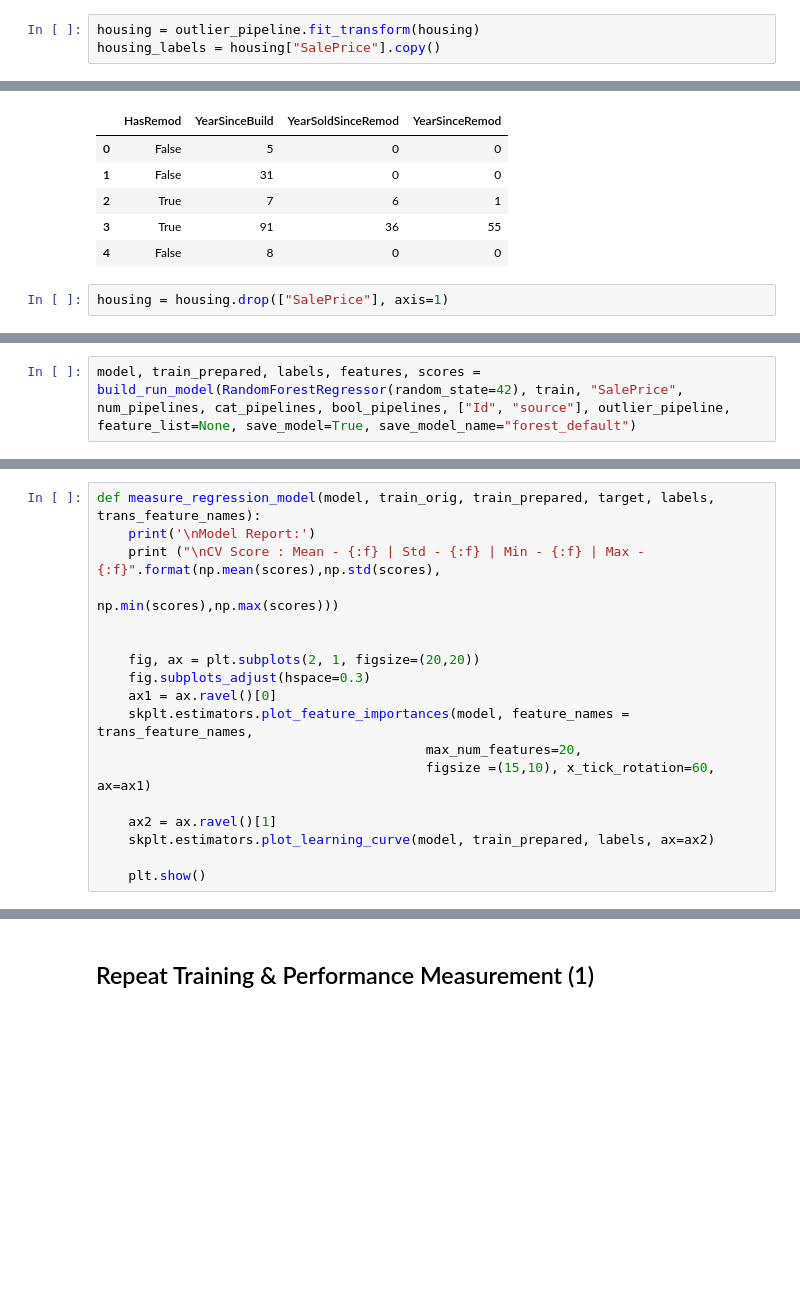
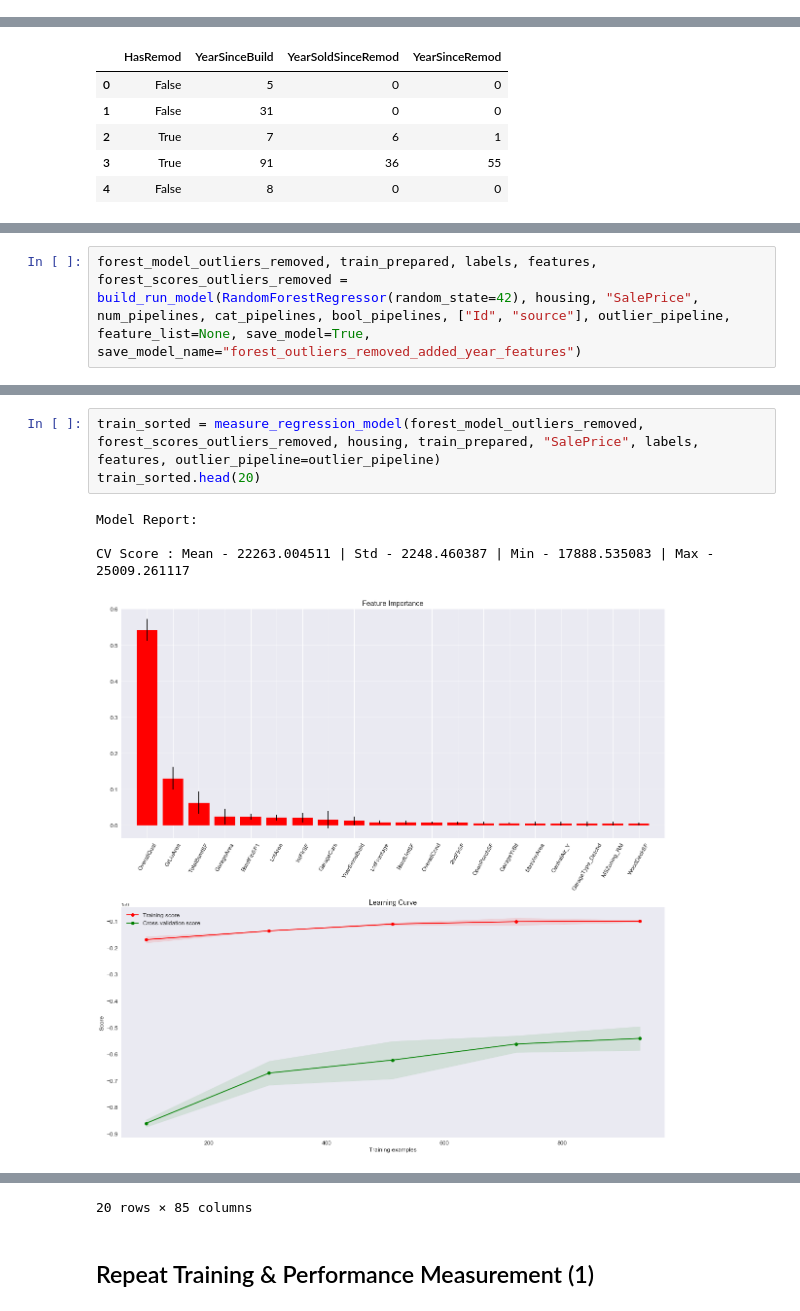
Before and after one commit to dorond/kaggle-house-prices-prediction, a Jupyter notebook: Housing Sale Price Prediction (Kaggle).ipynb, the cells around one changed output, grey strips where cells are left out. Saved outputs shown, nothing was run; the diff lists cells and outputs as text; blank space fills up the shorter version.

```diff
--- a/Housing Sale Price Prediction (Kaggle).ipynb
+++ b/Housing Sale Price Prediction (Kaggle).ipynb
@@ -1263,3 +873,0 @@ outlier_pipeline = Pipeline([
-# %%
-housing = outlier_pipeline.fit_transform(housing)
-housing_labels = housing["SalePrice"].copy()
@@ -1300,5 +903,3 @@ housing[["HasRemod", "YearSinceBuild", "YearSoldSinceRemod", "YearSinceRemod"]].
 | 2 | True | 7 | 6 | 1 |
 | 3 | True | 91 | 36 | 55 |
 | 4 | False | 8 | 0 | 0 |
-# %%
-housing = housing.drop(["SalePrice"], axis=1)
@@ -1429,5 +930,5 @@ features = ["MSSubClass", "LotFrontage", "LotShape", "Functional"]
 # %%
-model, train_prepared, labels, features, scores = build_run_model(RandomForestRegressor(random_state=42), train, "SalePrice", num_pipelines, cat_pipelines, bool_pipelines, ["Id", "source"], outlier_pipeline, feature_list=None, save_model=True, save_model_name="forest_default")
+forest_model_outliers_removed, train_prepared, labels, features, forest_scores_outliers_removed = build_run_model(RandomForestRegressor(random_state=42), housing, "SalePrice", num_pipelines, cat_pipelines, bool_pipelines, ["Id", "source"], outlier_pipeline, feature_list=None, save_model=True, save_model_name="forest_outliers_removed_added_year_features")
 # %% [output]
 Preparing data using transformation pipeline...
 Data prepared
@@ -1437,18 +942,0 @@ Saving model forest_default
-# %%
-def measure_regression_model(model, train_orig, train_prepared, target, labels, trans_feature_names):
-    print('\nModel Report:')
-    print ("\nCV Score : Mean - {:f} | Std - {:f} | Min - {:f} | Max - {:f}".format(np.mean(scores),np.std(scores),
-                                                                              np.min(scores),np.max(scores)))
-
-
-    fig, ax = plt.subplots(2, 1, figsize=(20,20))
-    fig.subplots_adjust(hspace=0.3)
-    ax1 = ax.ravel()[0]
-    skplt.estimators.plot_feature_importances(model, feature_names = trans_feature_names,
-                                          max_num_features=20,
-                                          figsize =(15,10), x_tick_rotation=60, ax=ax1)
-
-    ax2 = ax.ravel()[1]
-    skplt.estimators.plot_learning_curve(model, train_prepared, labels, ax=ax2)
-
-    plt.show()
@@ -1461,0 +943,8 @@ CV Score : Mean - 22126.516381 | Std - 2211.960808 | Min - 17336.589852 | Max -
+# %%
+train_sorted = measure_regression_model(forest_model_outliers_removed, forest_scores_outliers_removed, housing, train_prepared, "SalePrice", labels, features, outlier_pipeline=outlier_pipeline)
+train_sorted.head(20)
+# %% [output]
+Model Report:
+
+CV Score : Mean - 22263.004511 | Std - 2248.460387 | Min - 17888.535083 | Max - 25009.261117
+[figure, added]
@@ -1462,3 +968,4 @@ CV Score : Mean - 22126.516381 | Std - 2211.960808 | Min - 17336.589852 | Max -
+20 rows × 85 columns
 # %% [markdown]
 
 ## Repeat Training & Performance Measurement (1)
```
Also changed, not shown: parts of 96 cells of this notebook, 1 other file.
